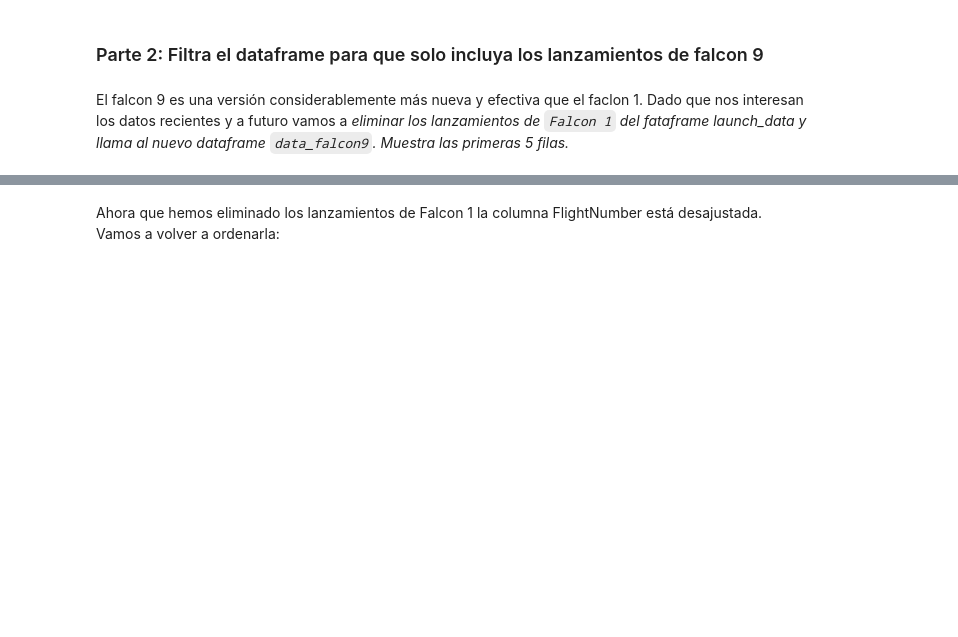
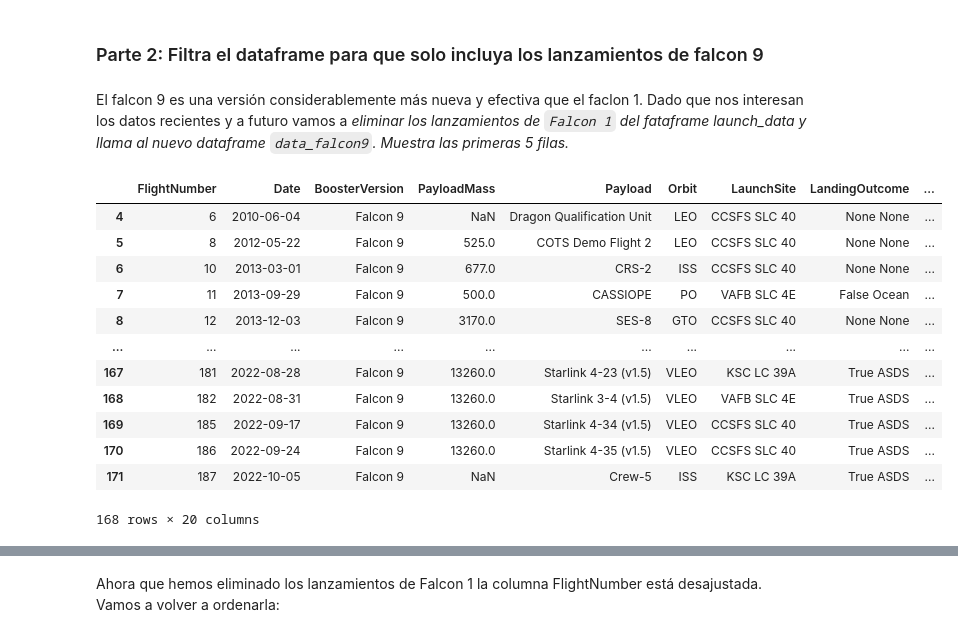
Before and after one commit to MiraMatiuchova/Machine-Learning-Course, a Jupyter notebook: Day2/SpaceX_1_Data_Collection_Api.ipynb, the cells around one changed output, grey strips where cells are left out. Saved outputs shown, nothing was run; the diff lists cells and outputs as text; code cells hidden in the pictures; blank space fills up the shorter version.

```diff
--- a/Day2/SpaceX_1_Data_Collection_Api.ipynb
+++ b/Day2/SpaceX_1_Data_Collection_Api.ipynb
@@ -293,5 +361,23 @@ Finalmente, muestra las primeras 5 filas del dataframe.
 # %% [markdown]
 
 El falcon 9 es una versión considerablemente más nueva y efectiva que el faclon 1. Dado que nos interesan los datos recientes y a futuro vamos a *eliminar los lanzamientos de `Falcon 1` del fataframe launch_data y llama al nuevo dataframe `data_falcon9`. Muestra las primeras 5 filas.*
+# %%
+condicion = launch_data["BoosterVersion"] != "Falcon 1"
+data_falcon9 = launch_data[condicion]
+data_falcon9
+# %% [output]
+|  | FlightNumber | Date | BoosterVersion | PayloadMass | Payload | Orbit | LaunchSite | LandingOutcome | ... |
+| 4 | 6 | 2010-06-04 | Falcon 9 | NaN | Dragon Qualification Unit | LEO | CCSFS SLC 40 | None None | ... |
+| 5 | 8 | 2012-05-22 | Falcon 9 | 525.0 | COTS Demo Flight 2 | LEO | CCSFS SLC 40 | None None | ... |
+| 6 | 10 | 2013-03-01 | Falcon 9 | 677.0 | CRS-2 | ISS | CCSFS SLC 40 | None None | ... |
+| 7 | 11 | 2013-09-29 | Falcon 9 | 500.0 | CASSIOPE | PO | VAFB SLC 4E | False Ocean | ... |
+| 8 | 12 | 2013-12-03 | Falcon 9 | 3170.0 | SES-8 | GTO | CCSFS SLC 40 | None None | ... |
+| ... | ... | ... | ... | ... | ... | ... | ... | ... | ... |
+| 167 | 181 | 2022-08-28 | Falcon 9 | 13260.0 | Starlink 4-23 (v1.5) | VLEO | KSC LC 39A | True ASDS | ... |
+| 168 | 182 | 2022-08-31 | Falcon 9 | 13260.0 | Starlink 3-4 (v1.5) | VLEO | VAFB SLC 4E | True ASDS | ... |
+| 169 | 185 | 2022-09-17 | Falcon 9 | 13260.0 | Starlink 4-34 (v1.5) | VLEO | CCSFS SLC 40 | True ASDS | ... |
+| 170 | 186 | 2022-09-24 | Falcon 9 | 13260.0 | Starlink 4-35 (v1.5) | VLEO | CCSFS SLC 40 | True ASDS | ... |
+| 171 | 187 | 2022-10-05 | Falcon 9 | NaN | Crew-5 | ISS | KSC LC 39A | True ASDS | ... |
+168 rows × 20 columns
 # %%
 # INSERTA AQUÍ TU CÓDIGO
```
Also changed, not shown: parts of 18 cells of this notebook.
